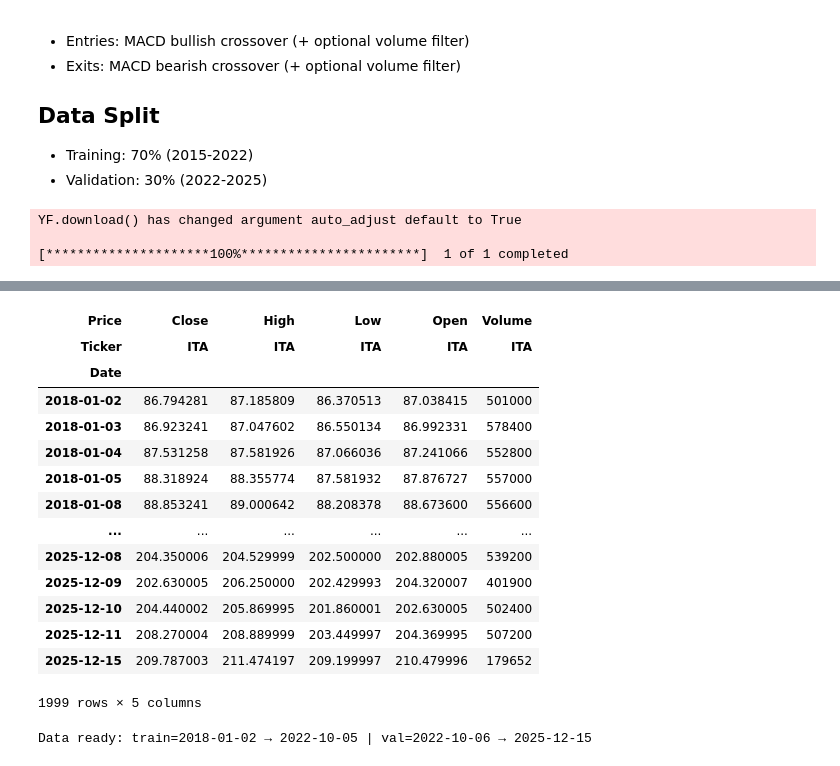
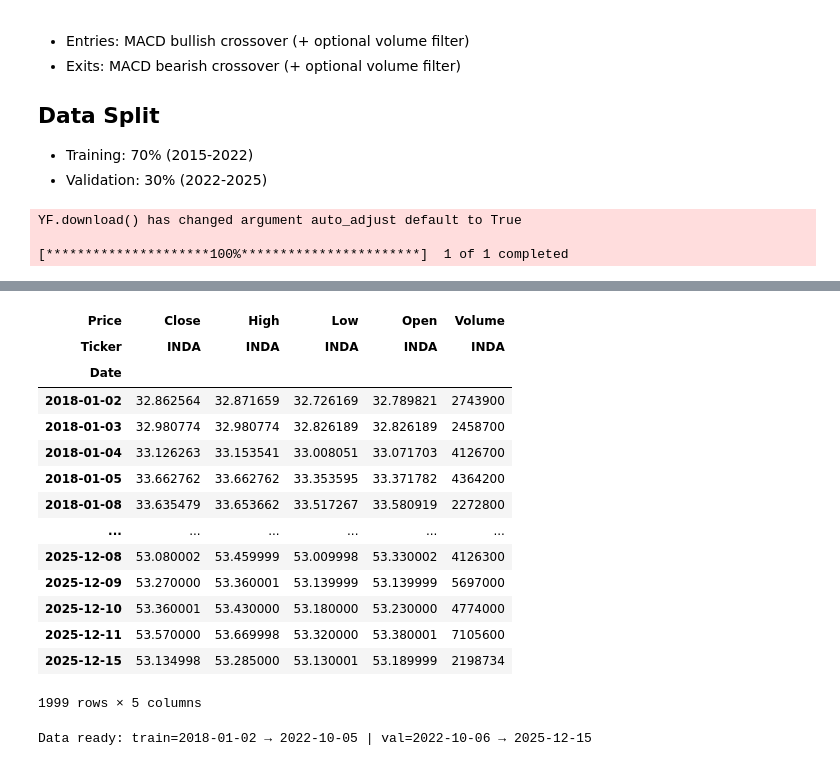
Before and after one commit to KamvysisPuzzles/retail-quant-strat, a Jupyter notebook: notebooks/MACD.ipynb, the cells around one changed output, grey strips where cells are left out. Saved outputs shown, nothing was run; the diff lists cells and outputs as text; code cells hidden in the pictures.

```diff
--- a/notebooks/MACD.ipynb
+++ b/notebooks/MACD.ipynb
@@ -39,7 +39,7 @@ warnings.filterwarnings("ignore", message="invalid value encountered in scalar d
 # %%
 # DOWNLOAD STOCK DATA FROM 2018 USING YFINANCE
 
-TICKER = 'GLD'
+TICKER = 'INDA'
 START_DATE = '2018-01-01'
 TRAIN_RATIO = 0.6
 # Download data
@@ -60,18 +60,18 @@ Successfully downloaded 1999 records for ITA
 Data range: 2018-01-02 to 2025-12-15
 | Price | Close | High | Low | Open | Volume |
-| Ticker | ITA | ITA | ITA | ITA | ITA |
+| Ticker | INDA | INDA | INDA | INDA | INDA |
 | Date |  |  |  |  |  |
-| 2018-01-02 | 86.794281 | 87.185809 | 86.370513 | 87.038415 | 501000 |
-| 2018-01-03 | 86.923241 | 87.047602 | 86.550134 | 86.992331 | 578400 |
-| 2018-01-04 | 87.531258 | 87.581926 | 87.066036 | 87.241066 | 552800 |
-| 2018-01-05 | 88.318924 | 88.355774 | 87.581932 | 87.876727 | 557000 |
-| 2018-01-08 | 88.853241 | 89.000642 | 88.208378 | 88.673600 | 556600 |
+| 2018-01-02 | 32.862564 | 32.871659 | 32.726169 | 32.789821 | 2743900 |
+| 2018-01-03 | 32.980774 | 32.980774 | 32.826189 | 32.826189 | 2458700 |
+| 2018-01-04 | 33.126263 | 33.153541 | 33.008051 | 33.071703 | 4126700 |
+| 2018-01-05 | 33.662762 | 33.662762 | 33.353595 | 33.371782 | 4364200 |
+| 2018-01-08 | 33.635479 | 33.653662 | 33.517267 | 33.580919 | 2272800 |
 | ... | ... | ... | ... | ... | ... |
-| 2025-12-08 | 204.350006 | 204.529999 | 202.500000 | 202.880005 | 539200 |
-| 2025-12-09 | 202.630005 | 206.250000 | 202.429993 | 204.320007 | 401900 |
-| 2025-12-10 | 204.440002 | 205.869995 | 201.860001 | 202.630005 | 502400 |
-| 2025-12-11 | 208.270004 | 208.889999 | 203.449997 | 204.369995 | 507200 |
-| 2025-12-15 | 209.787003 | 211.474197 | 209.199997 | 210.479996 | 179652 |
+| 2025-12-08 | 53.080002 | 53.459999 | 53.009998 | 53.330002 | 4126300 |
+| 2025-12-09 | 53.270000 | 53.360001 | 53.139999 | 53.139999 | 5697000 |
+| 2025-12-10 | 53.360001 | 53.430000 | 53.180000 | 53.230000 | 4774000 |
+| 2025-12-11 | 53.570000 | 53.669998 | 53.320000 | 53.380001 | 7105600 |
+| 2025-12-15 | 53.134998 | 53.285000 | 53.130001 | 53.189999 | 2198734 |
 1999 rows × 5 columns
 # %%
 # PREPARE PRICE SERIES
```
Also changed, not shown: parts of 5 cells of this notebook, 7 other files.
